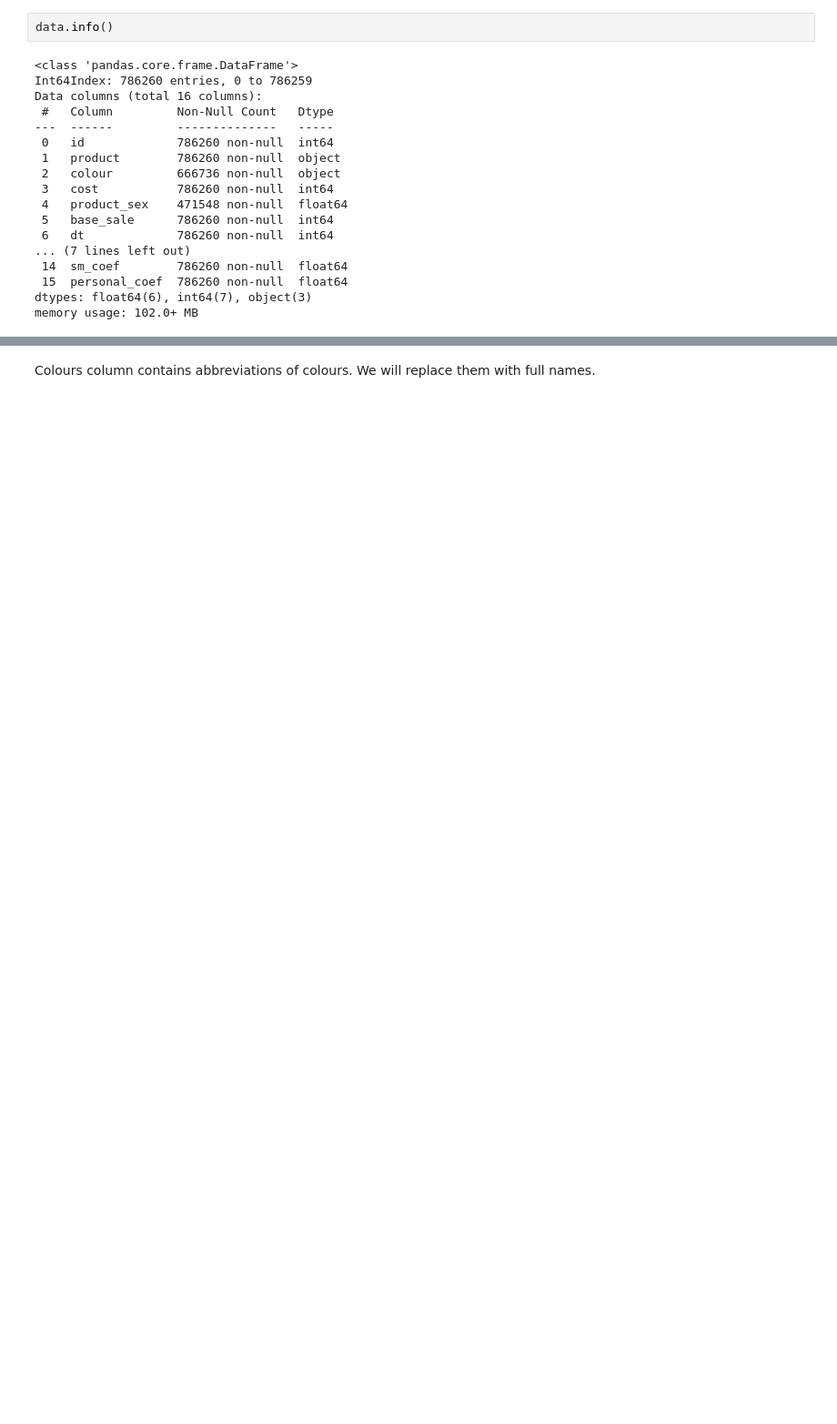
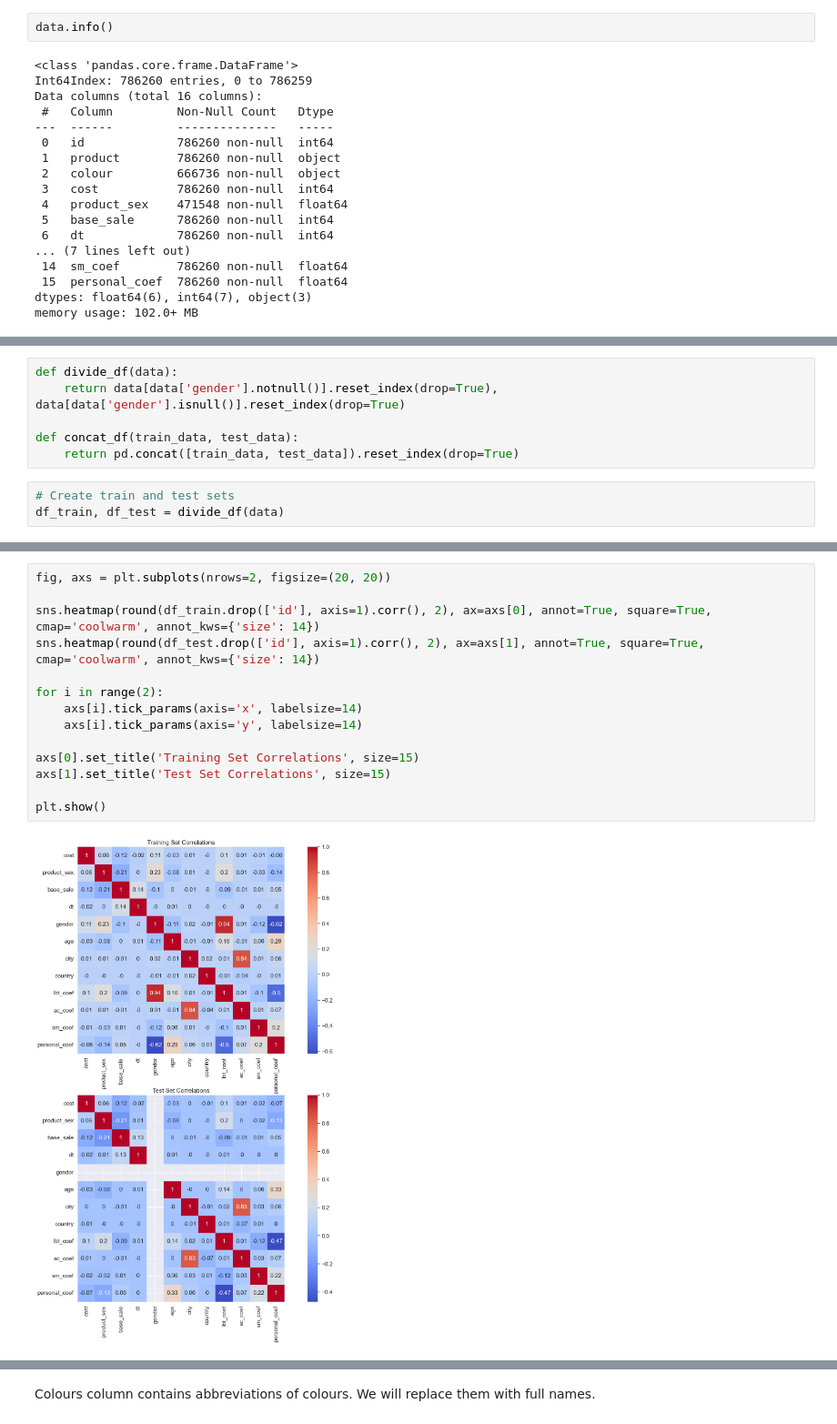
Before and after one commit to Liknit/sport-shop, a Jupyter notebook: Data Preparation.ipynb, the cells around one changed output, grey strips where cells are left out. Shown at 91% size. Cells and saved outputs as stored; diff of their text form; blank space fills up the shorter version.

```diff
--- a/Data Preparation.ipynb
+++ b/Data Preparation.ipynb
@@ -173,0 +154,9 @@ Now, let's address the 'coulors' column.
+# %%
+def divide_df(data):
+    return data[data['gender'].notnull()].reset_index(drop=True), data[data['gender'].isnull()].reset_index(drop=True)
+
+def concat_df(train_data, test_data):
+    return pd.concat([train_data, test_data]).reset_index(drop=True)
+# %%
+# Create train and test sets
+df_train, df_test = divide_df(data)
@@ -173,0 +214,16 @@ Now, let's address the 'coulors' column.
+# %%
+fig, axs = plt.subplots(nrows=2, figsize=(20, 20))
+
+sns.heatmap(round(df_train.drop(['id'], axis=1).corr(), 2), ax=axs[0], annot=True, square=True, cmap='coolwarm', annot_kws={'size': 14})
+sns.heatmap(round(df_test.drop(['id'], axis=1).corr(), 2), ax=axs[1], annot=True, square=True, cmap='coolwarm', annot_kws={'size': 14})
+
+for i in range(2):
+    axs[i].tick_params(axis='x', labelsize=14)
+    axs[i].tick_params(axis='y', labelsize=14)
+
+axs[0].set_title('Training Set Correlations', size=15)
+axs[1].set_title('Test Set Correlations', size=15)
+
+plt.show()
+# %% [output]
+[figure, added]
```
Also changed, not shown: parts of 66 cells of this notebook, 1 other file.
